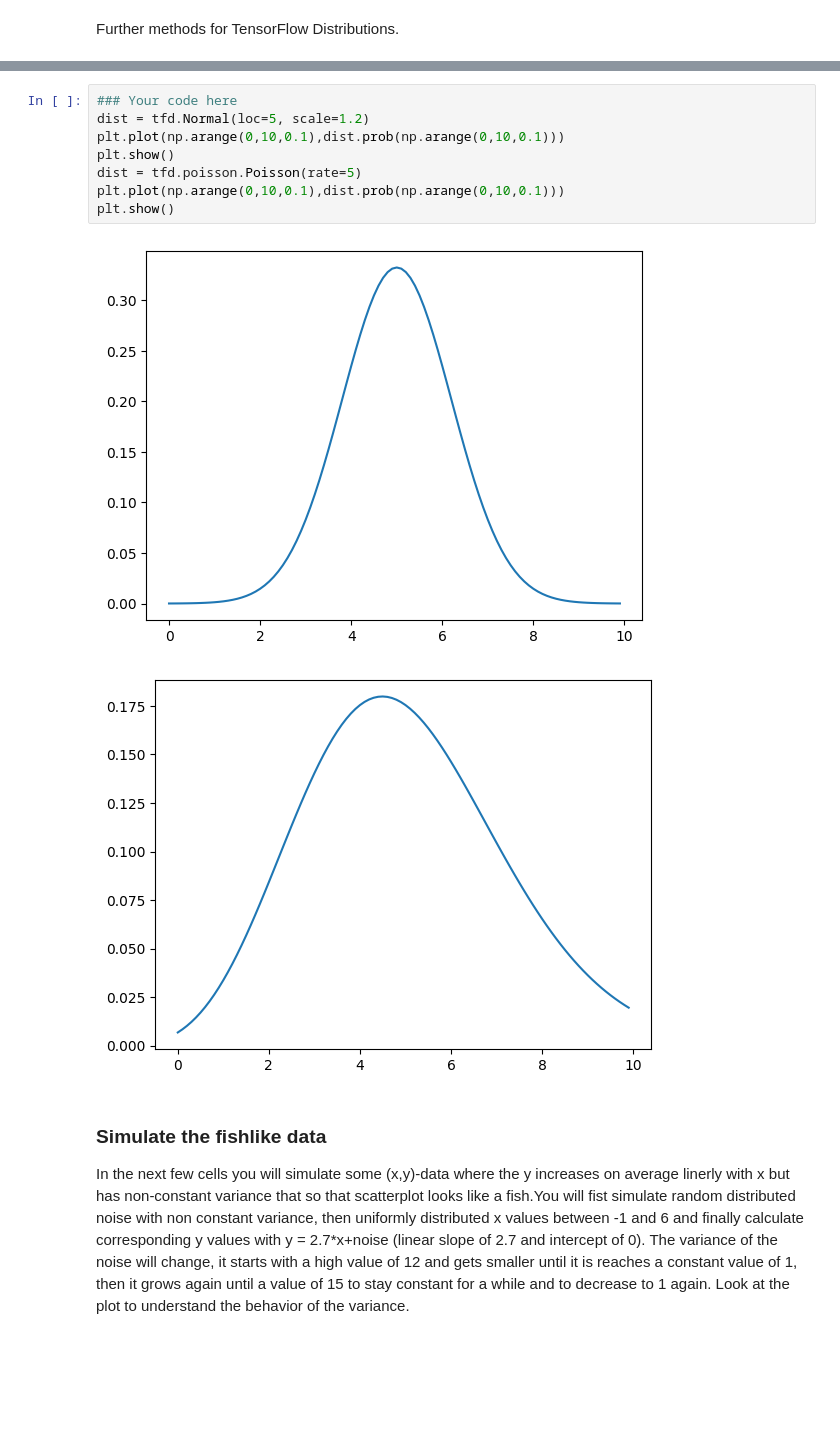
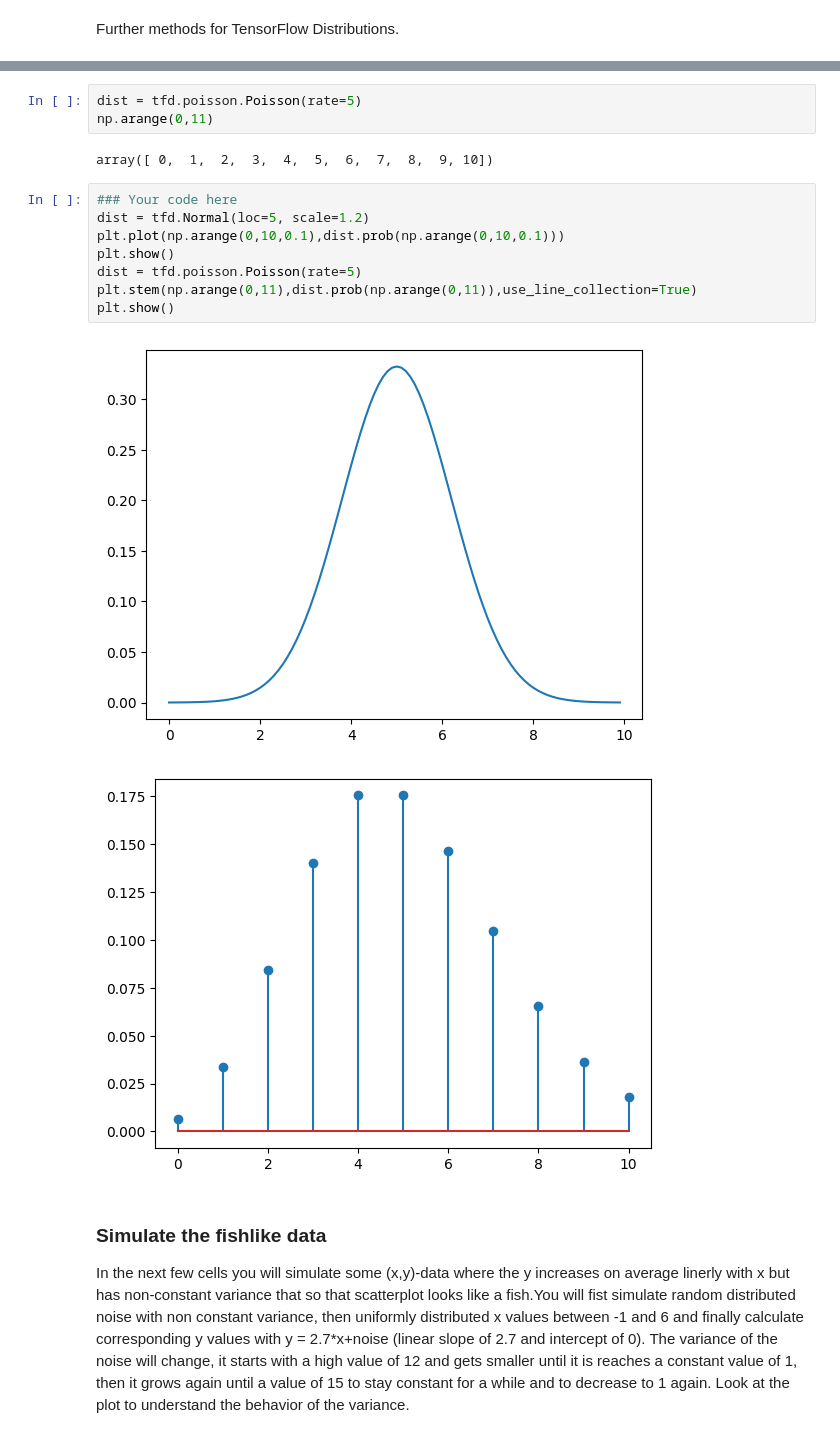
Before and after one commit to tensorchiefs/dl_course_2020, a Jupyter notebook: notebooks/13_linreg_with_tfp_sol.ipynb, the cells around one changed output, grey strips where cells are left out. Drawn from its saved outputs; the diff is of its cells as text; blank space fills up the shorter version.

```diff
--- a/notebooks/13_linreg_with_tfp_sol.ipynb
+++ b/notebooks/13_linreg_with_tfp_sol.ipynb
@@ -88,15 +90,20 @@ Do the same for a Poisson distribution with rate = 5.  *Hint:  tfd.poisson.Poiss
 Plot the results
+# %%
+dist = tfd.poisson.Poisson(rate=5)
+np.arange(0,11)
+# %% [output]
+array([ 0,  1,  2,  3,  4,  5,  6,  7,  8,  9, 10])
 # %%
 ### Your code here
 dist = tfd.Normal(loc=5, scale=1.2)
 plt.plot(np.arange(0,10,0.1),dist.prob(np.arange(0,10,0.1)))
 plt.show()
 dist = tfd.poisson.Poisson(rate=5)
-plt.plot(np.arange(0,10,0.1),dist.prob(np.arange(0,10,0.1)))
+plt.stem(np.arange(0,11),dist.prob(np.arange(0,11)),use_line_collection=True)
 plt.show()
 # %% [output]
 [figure]
-[figure, old version]
+[figure, new version]
 # %% [markdown]
 ### Simulate the fishlike data
 
```
Also changed, not shown: parts of 5 cells of this notebook.
